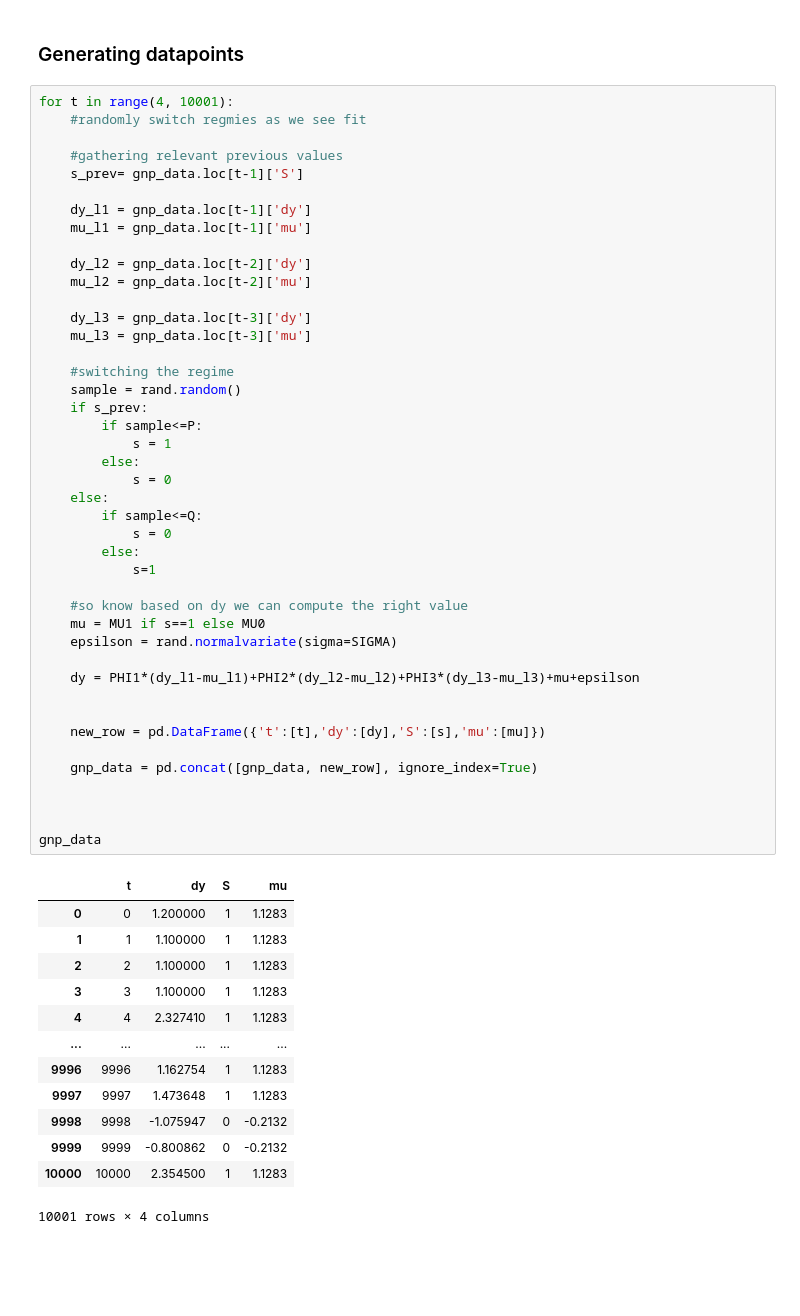
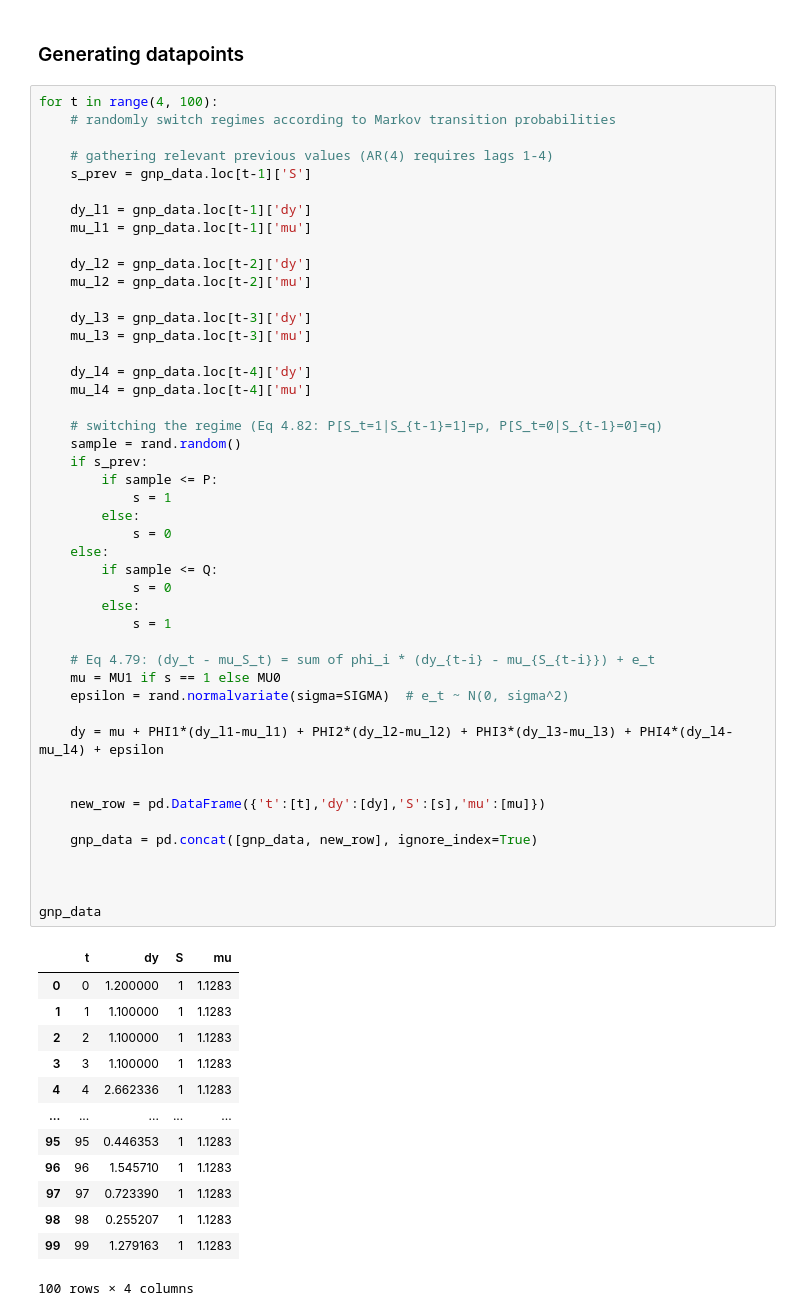
Before and after one commit to Nikhilesh-B/Research-Time-Series, a Jupyter notebook: Experiments for time series/data_generating_process.ipynb, the cells around one changed output. Saved outputs shown, nothing was run; the diff lists cells and outputs as text; blank space fills up the shorter version.

```diff
--- a/Experiments for time series/data_generating_process.ipynb
+++ b/Experiments for time series/data_generating_process.ipynb
@@ -31,11 +31,11 @@ gnp_data
 # %% [markdown]
 ### Generating datapoints
 # %%
-for t in range(4, 10001):
-    #randomly switch regmies as we see fit
+for t in range(4, 100):
+    # randomly switch regimes according to Markov transition probabilities
 
-    #gathering relevant previous values
-    s_prev= gnp_data.loc[t-1]['S']
+    # gathering relevant previous values (AR(4) requires lags 1-4)
+    s_prev = gnp_data.loc[t-1]['S']
 
     dy_l1 = gnp_data.loc[t-1]['dy']
     mu_l1 = gnp_data.loc[t-1]['mu']
@@ -44,46 +44,49 @@ for t in range(4, 10001):
     mu_l2 = gnp_data.loc[t-2]['mu']
 
     dy_l3 = gnp_data.loc[t-3]['dy']
     mu_l3 = gnp_data.loc[t-3]['mu']
 
-    #switching the regime
+    dy_l4 = gnp_data.loc[t-4]['dy']
+    mu_l4 = gnp_data.loc[t-4]['mu']
+
+    # switching the regime (Eq 4.82: P[S_t=1|S_{t-1}=1]=p, P[S_t=0|S_{t-1}=0]=q)
     sample = rand.random()
     if s_prev:
-        if sample<=P:
+        if sample <= P:
             s = 1
         else:
             s = 0
     else:
-        if sample<=Q:
+        if sample <= Q:
             s = 0
         else:
-            s=1
+            s = 1
 
-    #so know based on dy we can compute the right value
-    mu = MU1 if s==1 else MU0
-    epsilson = rand.normalvariate(sigma=SIGMA)
+    # Eq 4.79: (dy_t - mu_S_t) = sum of phi_i * (dy_{t-i} - mu_{S_{t-i}}) + e_t
+    mu = MU1 if s == 1 else MU0
+    epsilon = rand.normalvariate(sigma=SIGMA)  # e_t ~ N(0, sigma^2)
 
-    dy = PHI1*(dy_l1-mu_l1)+PHI2*(dy_l2-mu_l2)+PHI3*(dy_l3-mu_l3)+mu+epsilson
+    dy = mu + PHI1*(dy_l1-mu_l1) + PHI2*(dy_l2-mu_l2) + PHI3*(dy_l3-mu_l3) + PHI4*(dy_l4-mu_l4) + epsilon
 
 
     new_row = pd.DataFrame({'t':[t],'dy':[dy],'S':[s],'mu':[mu]})
 
     gnp_data = pd.concat([gnp_data, new_row], ignore_index=True)
 
 
 
 gnp_data
 # %% [output]
 |  | t | dy | S | mu |
 | 0 | 0 | 1.200000 | 1 | 1.1283 |
 | 1 | 1 | 1.100000 | 1 | 1.1283 |
 | 2 | 2 | 1.100000 | 1 | 1.1283 |
 | 3 | 3 | 1.100000 | 1 | 1.1283 |
-| 4 | 4 | 2.327410 | 1 | 1.1283 |
+| 4 | 4 | 2.662336 | 1 | 1.1283 |
 | ... | ... | ... | ... | ... |
-| 9996 | 9996 | 1.162754 | 1 | 1.1283 |
-| 9997 | 9997 | 1.473648 | 1 | 1.1283 |
-| 9998 | 9998 | -1.075947 | 0 | -0.2132 |
-| 9999 | 9999 | -0.800862 | 0 | -0.2132 |
-| 10000 | 10000 | 2.354500 | 1 | 1.1283 |
+| 95 | 95 | 0.446353 | 1 | 1.1283 |
+| 96 | 96 | 1.545710 | 1 | 1.1283 |
+| 97 | 97 | 0.723390 | 1 | 1.1283 |
+| 98 | 98 | 0.255207 | 1 | 1.1283 |
+| 99 | 99 | 1.279163 | 1 | 1.1283 |
-10001 rows × 4 columns
+100 rows × 4 columns
```
Also changed, not shown: parts of 4 cells of this notebook, 8 other files.
